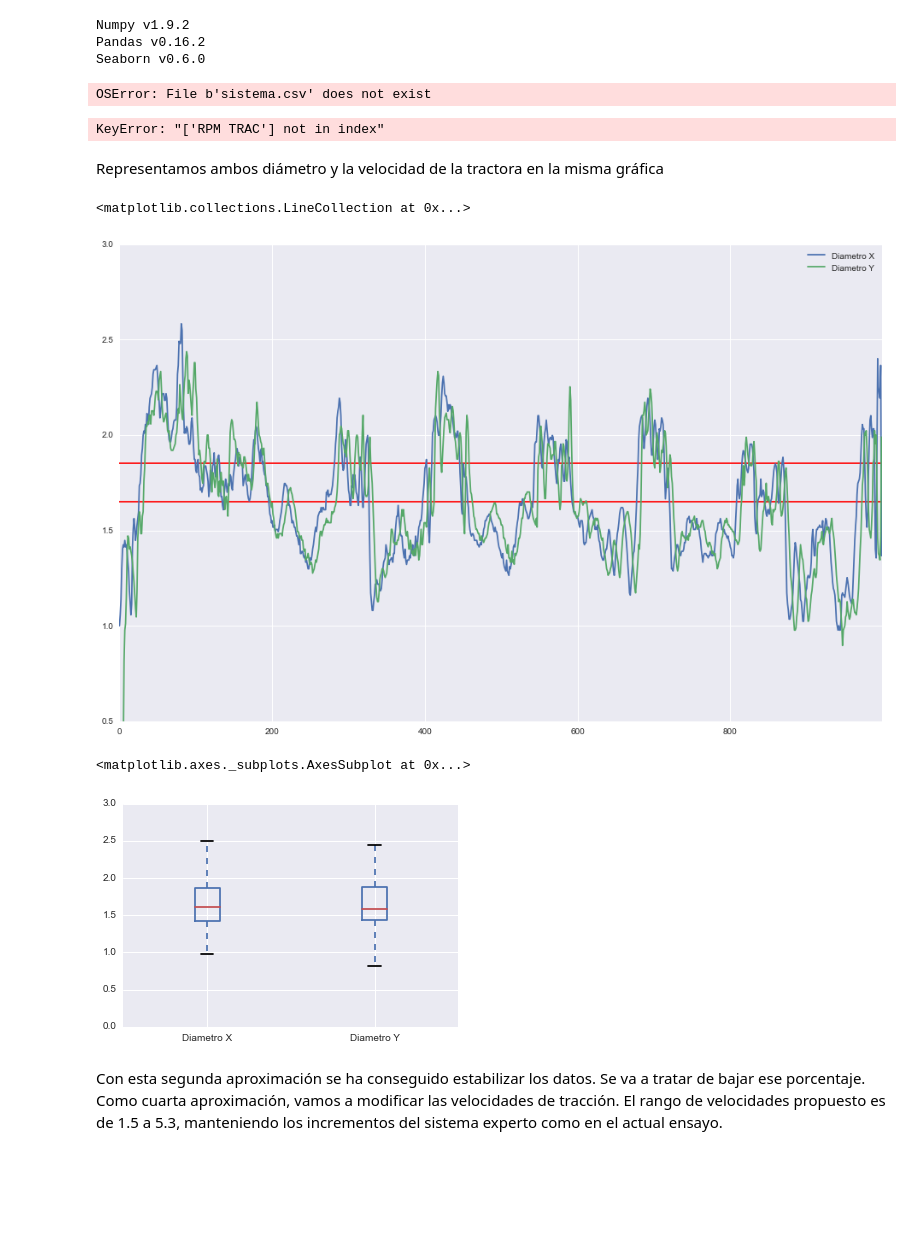
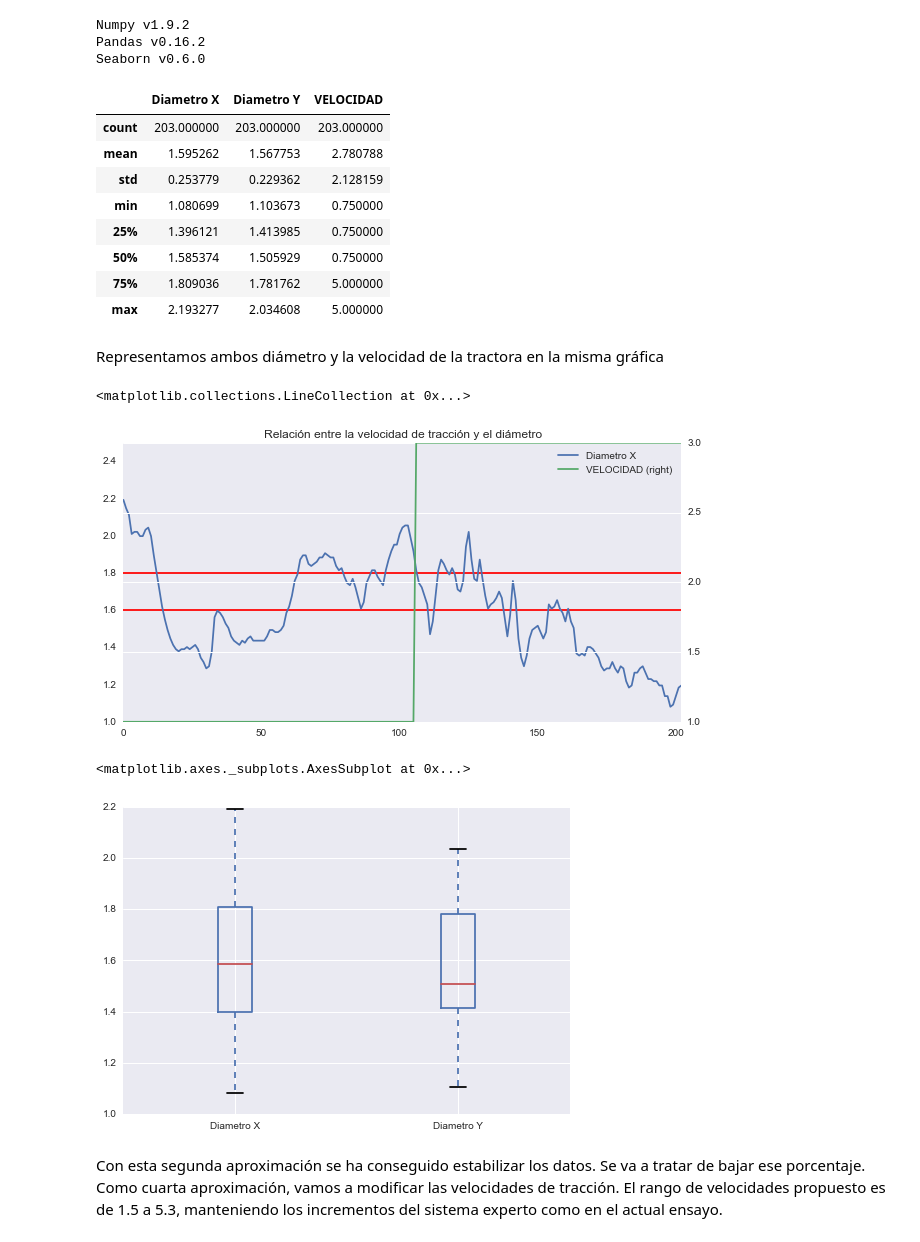
Before and after one commit to darkomen/TFG, a Jupyter notebook: medidas/20072015/FILAEXTRUDER/Analisis.ipynb, the cells around one changed output. Saved outputs shown, nothing was run; the diff lists cells and outputs as text; code cells hidden in the pictures; blank space fills up the shorter version.

```diff
--- a/medidas/20072015/FILAEXTRUDER/Analisis.ipynb
+++ b/medidas/20072015/FILAEXTRUDER/Analisis.ipynb
@@ -32,31 +30,39 @@ Pandas v0.16.2
 Seaborn v0.6.0
 # %%
 #Abrimos el fichero csv con los datos de la muestra
-datos = pd.read_csv('sistema.csv')
+datos = pd.read_csv('datos.csv')
-# %% [output]
-OSError: File b'sistema.csv' does not exist
 # %%
 #Almacenamos en una lista las columnas del fichero con las que vamos a trabajar
-columns = ['Diametro X','Diametro Y', 'RPM TRAC']
+columns = ['Diametro X','VELOCIDAD']
 # %%
 #Mostramos un resumen de los datos obtenidoss
 datos[columns].describe()
 #datos.describe().loc['mean',['Diametro X [mm]', 'Diametro Y [mm]']]
 # %% [output]
-KeyError: "['RPM TRAC'] not in index"
+|  | Diametro X | Diametro Y | VELOCIDAD |
+| count | 203.000000 | 203.000000 | 203.000000 |
+| mean | 1.595262 | 1.567753 | 2.780788 |
+| std | 0.253779 | 0.229362 | 2.128159 |
+| min | 1.080699 | 1.103673 | 0.750000 |
+| 25% | 1.396121 | 1.413985 | 0.750000 |
+| 50% | 1.585374 | 1.505929 | 0.750000 |
+| 75% | 1.809036 | 1.781762 | 5.000000 |
+| max | 2.193277 | 2.034608 | 5.000000 |
 # %% [markdown]
 Representamos ambos diámetro y la velocidad de la tractora en la misma gráfica
 # %%
-datos.ix[:, "Diametro X":"Diametro Y"].plot(figsize=(16,10),ylim=(0.5,3)).hlines([1.85,1.65],0,3500,colors='r')
+#datos.ix[:, "Diametro X":"Diametro Y"].plot(secondary_y=['VELOCIDAD'],figsize=(16,10),ylim=(0.5,3)).hlines([1.85,1.65],0,3500,colors='r')
+datos[columns].plot(secondary_y=['VELOCIDAD'],ylim=(1,2.5),figsize=(10,5),title='Relación entre la velocidad de tracción y el diámetro').hlines([1.6 ,1.8],0,2000,colors='r')
+
 #datos['RPM TRAC'].plot(secondary_y='RPM TRAC')
 # %% [output]
 <matplotlib.collections.LineCollection at 0x...>
-[figure, old version]
+[figure, new version]
 # %%
 datos.ix[:, "Diametro X":"Diametro Y"].boxplot(return_type='axes')
 # %% [output]
 <matplotlib.axes._subplots.AxesSubplot at 0x...>
-[figure, old version]
+[figure, new version]
 # %% [markdown]
 Con esta segunda aproximación se ha conseguido estabilizar los datos. Se va a tratar de bajar ese porcentaje. Como cuarta  aproximación, vamos a  modificar las velocidades de tracción. El rango de velocidades propuesto es de 1.5 a 5.3, manteniendo los incrementos del sistema experto como en el actual ensayo.
 # %% [markdown]
```
Also changed, not shown: parts of 2 cells of this notebook, 2 other files.
